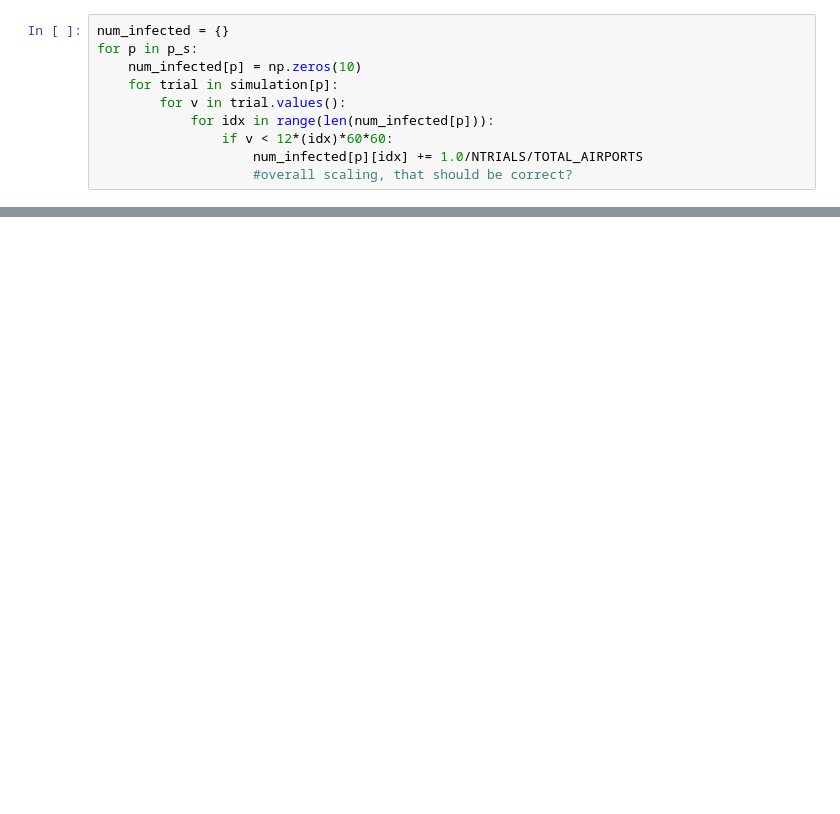
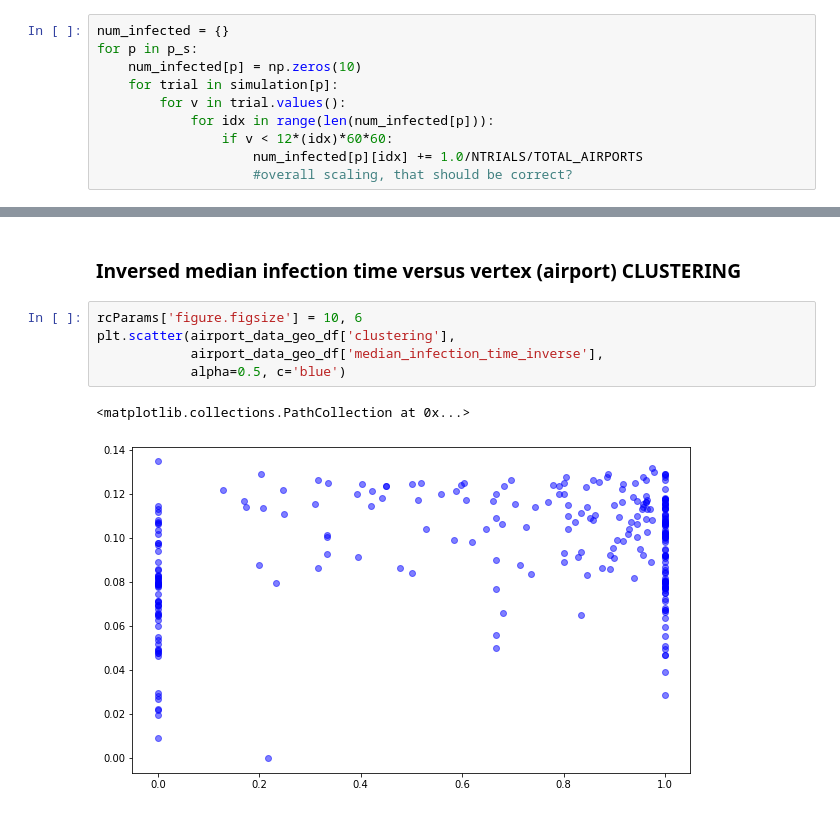
Before and after one commit to klapidus/otus_ml_classical_methods, a Jupyter notebook: HA_optional_infection_simulation.ipynb, the cells around one changed output, grey strips where cells are left out. Cells and saved outputs as stored; diff of their text form; blank space fills up the shorter version.

```diff
--- a/HA_optional_infection_simulation.ipynb
+++ b/HA_optional_infection_simulation.ipynb
@@ -125,0 +273,10 @@ median_times_
+# %% [markdown]
+### Inversed median infection time versus vertex (airport) CLUSTERING
+# %%
+rcParams['figure.figsize'] = 10, 6
+plt.scatter(airport_data_geo_df['clustering'],
+            airport_data_geo_df['median_infection_time_inverse'],
+            alpha=0.5, c='blue')
+# %% [output]
+<matplotlib.collections.PathCollection at 0x...>
+[figure, added]
```
Also changed, not shown: parts of 41 cells of this notebook.
